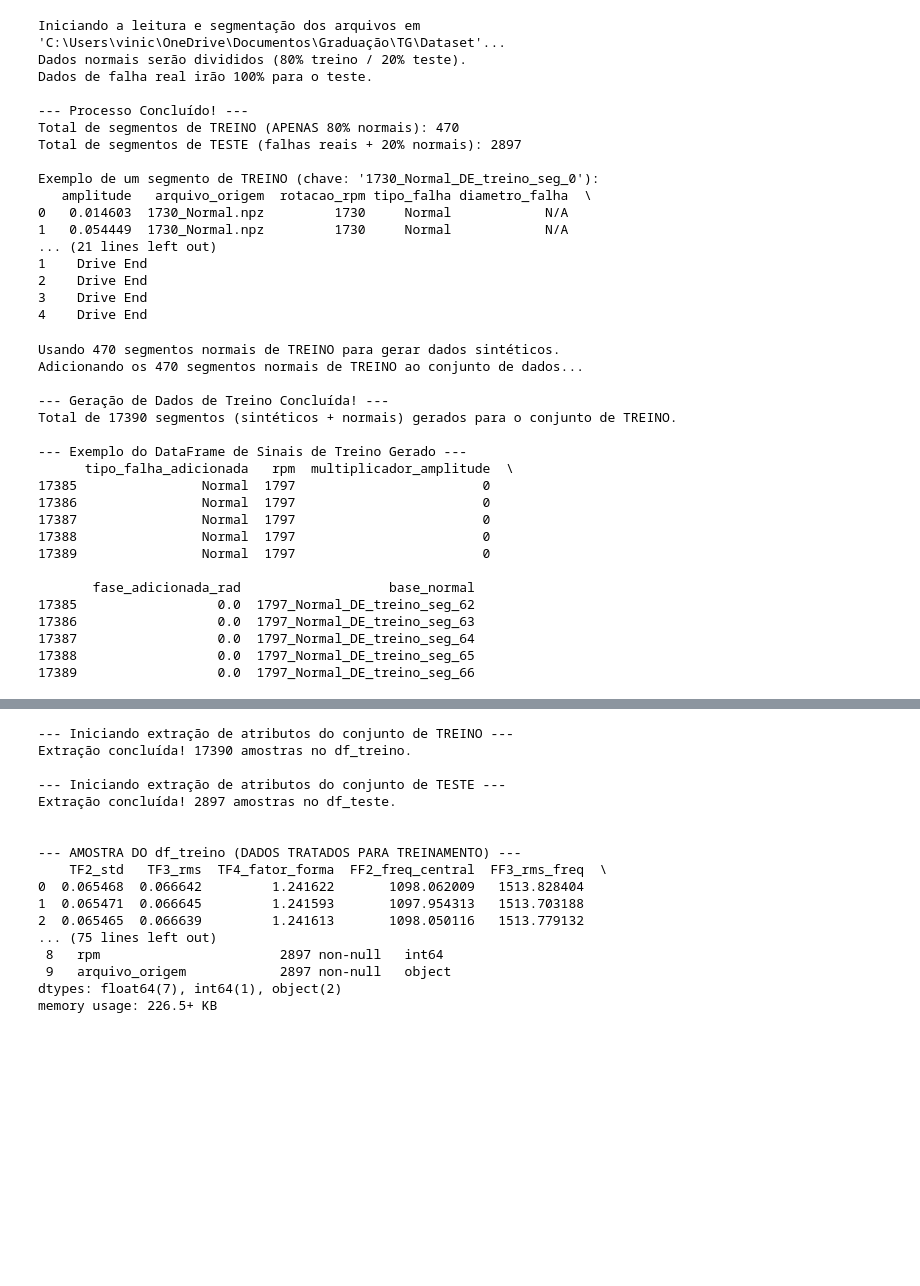
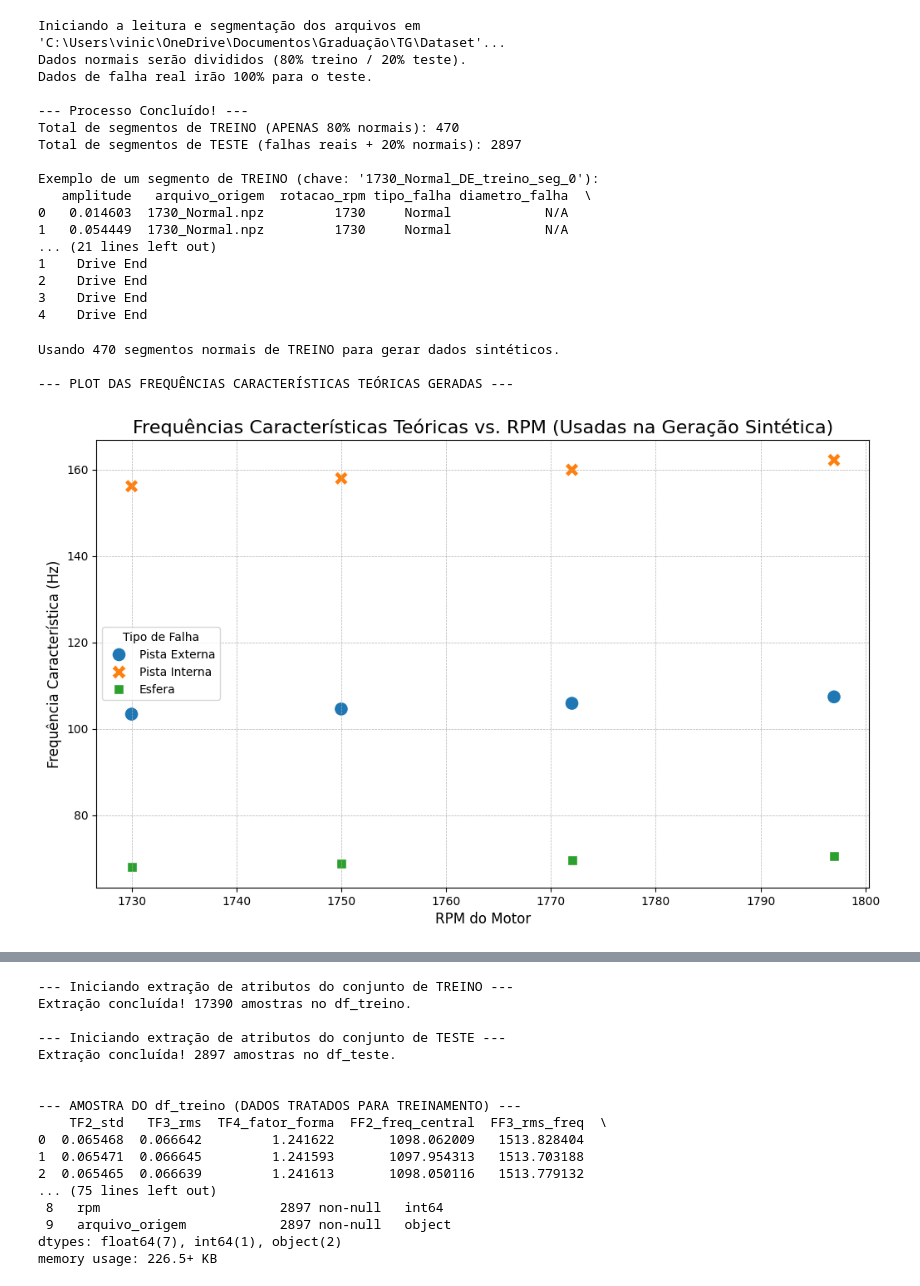
Before and after one commit to ViniciusTomsic/TCC, a Jupyter notebook: clean-and-transformation.ipynb, the cells around one changed output, grey strips where cells are left out. Saved outputs shown, nothing was run; the diff lists cells and outputs as text; code cells hidden in the pictures; blank space fills up the shorter version.

```diff
--- a/clean-and-transformation.ipynb
+++ b/clean-and-transformation.ipynb
@@ -150,6 +150,10 @@ Exemplo de um segmento de TREINO (chave: '1730_Normal_DE_treino_seg_0'):
 3    Drive End
 4    Drive End
 # %%
+# (NOVO) Imports adicionados para plotagem
+import matplotlib.pyplot as plt
+import seaborn as sns
+
 # =============================================================================
 # BLOCO 2: GERAÇÃO DE DADOS SINTÉTICOS (USANDO APENAS DADOS DE TREINO)
 # =============================================================================
@@ -186,6 +190,14 @@ print(f"Usando {len(segmentos_normais_treino)} segmentos normais de TREINO para
 # --- 4. GERAÇÃO E COMBINAÇÃO DOS SINAIS ---
 lista_sinais_treino = []
 
+# (NOVO) Dicionário para armazenar as frequências calculadas para o plot
+dados_plot_frequencias = {
+    'rpm': [],
+    'Pista Externa': [],
+    'Pista Interna': [],
+    'Esfera': []
+}
+
 # Loop para gerar os sinais com falha sintética a partir dos normais de treino
 for chave_normal, df_normal in segmentos_normais_treino.items():
     sinal_normal_base = df_normal['amplitude'].values
@@ -197,6 +209,12 @@ for chave_normal, df_normal in segmentos_normais_treino.items():
 
     fr_hz = rpm_atual / 60
     freqs_teoricas = calcular_frequencias_rolamento(fr=fr_hz, **params_drive_end)
+
+    # (NOVO) Armazena os dados calculados para plotar depois
+    dados_plot_frequencias['rpm'].append(rpm_atual)
+    dados_plot_frequencias['Pista Externa'].append(freqs_teoricas['Pista Externa'])
+    dados_plot_frequencias['Pista Interna'].append(freqs_teoricas['Pista Interna'])
+    dados_plot_frequencias['Esfera'].append(freqs_teoricas['Esfera'])
 
     for tipo_falha_sintetica in ['Pista Externa', 'Pista Interna', 'Esfera']:
         freq_teorica = freqs_teoricas[tipo_falha_sintetica]
@@ -211,49 +229,65 @@ for chave_normal, df_normal in segmentos_normais_treino.items():
                 lista_sinais_treino.append({
                     'sinal_final': sinal_final_combinado,
                     'tipo_falha_adicionada': tipo_falha_sintetica,
                     'rpm': rpm_atual,
                     'multiplicador_amplitude': mult,
                     'fase_adicionada_rad': fase,
                     'base_normal': chave_normal
                 })
 
+# (NOVO) --- 4b. PLOT DAS FREQUÊNCIAS CARACTERÍSTICAS ---
+print("\n--- PLOT DAS FREQUÊNCIAS CARACTERÍSTICAS TEÓRICAS GERADAS ---")
+
+# Converte o dicionário para DataFrame e remove duplicatas (caso haja múltiplos segmentos por RPM)
+df_freqs = pd.DataFrame(dados_plot_frequencias).drop_duplicates().sort_values(by='rpm')
+
+# "Derrete" (melt) o DataFrame para o formato "long", ideal para o Seaborn
+df_freqs_melted = df_freqs.melt(id_vars=['rpm'],
+                               var_name='Tipo de Falha',
+                               value_name='Frequência (Hz)')
+
+# Cria o gráfico
+plt.figure(figsize=(12, 7))
+sns.scatterplot(data=df_freqs_melted,
+                x='rpm',
+                y='Frequência (Hz)',
+                hue='Tipo de Falha',
+                style='Tipo de Falha',
+                s=150) # s=150 aumenta o tamanho dos marcadores
+
+plt.title('Frequências Características Teóricas vs. RPM (Usadas na Geração Sintética)', fontsize=16)
+plt.xlabel('RPM do Motor', fontsize=12)
+plt.ylabel('Frequência Característica (Hz)', fontsize=12)
+plt.legend(title='Tipo de Falha')
+plt.grid(True, which='both', linestyle='--', linewidth=0.5)
+plt.show()
+
+# (NOVO) Opcional: Imprimir a tabela com os valores únicos
+print("\nTabela de Frequências Características Teóricas (Hz) por RPM:")
+print(df_freqs.set_index('rpm'))
+# -------------------------------------------------------------
+
 # --- 5. ADIÇÃO DOS SEGMENTOS NORMAIS ORIGINAIS DE TREINO ---
-print(f"Adicionando os {len(segmentos_normais_treino)} segmentos normais de TREINO ao conjunto de dados...")
+print(f"\nAdicionando os {len(segmentos_normais_treino)} segmentos normais de TREINO ao conjunto de dados...")
 for chave_normal, df_normal in segmentos_normais_treino.items():
     lista_sinais_treino.append({
         'sinal_final': df_normal['amplitude'].values,
         'tipo_falha_adicionada': 'Normal',
         'rpm': df_normal['rotacao_rpm'].iloc[0],
         'multiplicador_amplitude': 0,
         'fase_adicionada_rad': 0,
         'base_normal': chave_normal
     })
 
 # --- 6. DATAFRAME INTERMEDIÁRIO COM TODOS OS SINAIS DE TREINO ---
 df_sinais_treino = pd.DataFrame(lista_sinais_treino)
 
 print(f"\n--- Geração de Dados de Treino Concluída! ---")
 print(f"Total de {len(df_sinais_treino)} segmentos (sintéticos + normais) gerados para o conjunto de TREINO.")
 print(f"\n--- Exemplo do DataFrame de Sinais de Treino Gerado ---")
 print(df_sinais_treino.drop(columns=['sinal_final']).tail())
 # %% [output]
 Usando 470 segmentos normais de TREINO para gerar dados sintéticos.
-Adicionando os 470 segmentos normais de TREINO ao conjunto de dados...
 
---- Geração de Dados de Treino Concluída! ---
-Total de 17390 segmentos (sintéticos + normais) gerados para o conjunto de TREINO.
-
---- Exemplo do DataFrame de Sinais de Treino Gerado ---
-      tipo_falha_adicionada   rpm  multiplicador_amplitude  \
-17385                Normal  1797                        0
-17386                Normal  1797                        0
-17387                Normal  1797                        0
-17388                Normal  1797                        0
-17389                Normal  1797                        0
-
-       fase_adicionada_rad                   base_normal
-17385                  0.0  1797_Normal_DE_treino_seg_62
-17386                  0.0  1797_Normal_DE_treino_seg_63
-17387                  0.0  1797_Normal_DE_treino_seg_64
-17388                  0.0  1797_Normal_DE_treino_seg_65
-17389                  0.0  1797_Normal_DE_treino_seg_66
+--- PLOT DAS FREQUÊNCIAS CARACTERÍSTICAS TEÓRICAS GERADAS ---
+[figure, added]
```
Also changed, not shown: parts of 1 cell of this notebook, 1 other file.
